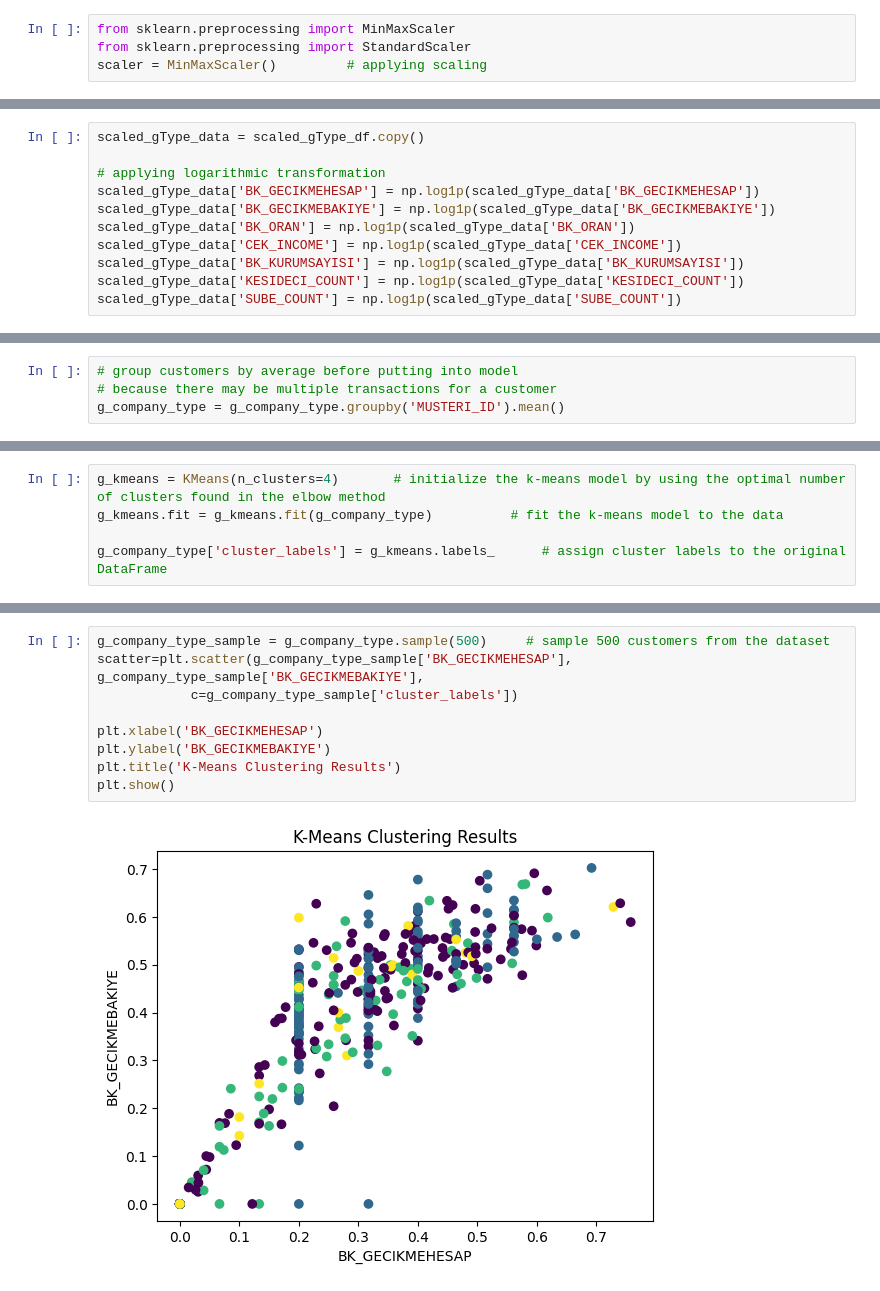
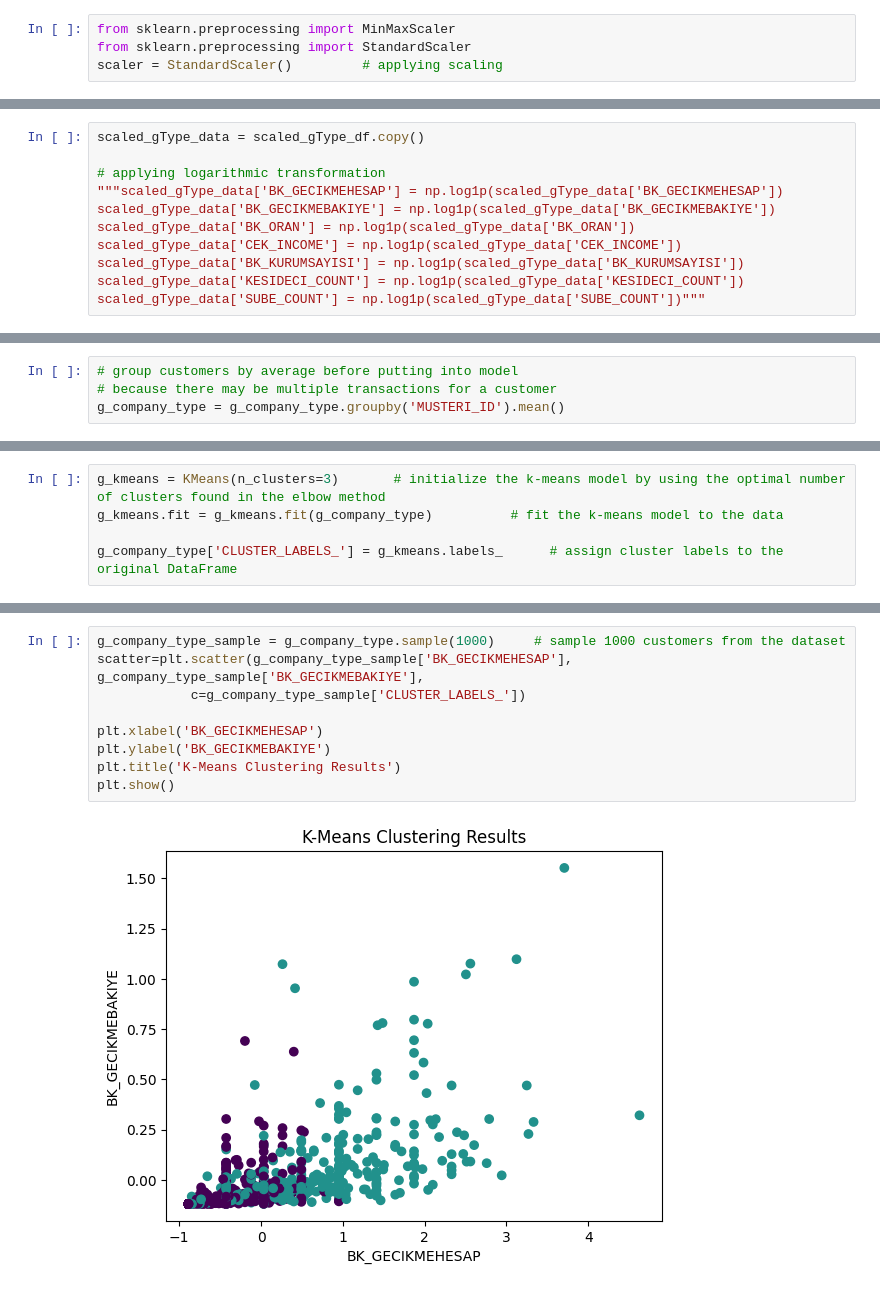
Before and after one commit to EmirhanServeren/factoring-customer-segmentation, a Jupyter notebook: segmentation.ipynb, the cells around one changed output, grey strips where cells are left out. Cells and saved outputs as stored; diff of their text form.

Commit message:
committed with standard scale but cannot solve

```diff
--- a/segmentation.ipynb
+++ b/segmentation.ipynb
@@ -872,7 +872,7 @@ See the caveats in the documentation: https://pandas.pydata.org/pandas-docs/stab
 # %%
 from sklearn.preprocessing import MinMaxScaler
 from sklearn.preprocessing import StandardScaler
-scaler = MinMaxScaler()         # applying scaling
+scaler = StandardScaler()         # applying scaling
 # %% [markdown]
 The main purpose of the logarithmic transformation is to reduce the impact of extreme values and compress the range of values in a more linear fashion. It accomplishes this by applying the natural logarithm function to the data, which tends to spread out the values and reduce the differences between large values.
 
@@ -881,10 +881,10 @@ Implementing logarithmic transformation below:
 scaled_gType_data = scaled_gType_df.copy()
 
 # applying logarithmic transformation
-scaled_gType_data['BK_GECIKMEHESAP'] = np.log1p(scaled_gType_data['BK_GECIKMEHESAP'])
+"""scaled_gType_data['BK_GECIKMEHESAP'] = np.log1p(scaled_gType_data['BK_GECIKMEHESAP'])
 scaled_gType_data['BK_GECIKMEBAKIYE'] = np.log1p(scaled_gType_data['BK_GECIKMEBAKIYE'])
 scaled_gType_data['BK_ORAN'] = np.log1p(scaled_gType_data['BK_ORAN'])
 scaled_gType_data['CEK_INCOME'] = np.log1p(scaled_gType_data['CEK_INCOME'])
 scaled_gType_data['BK_KURUMSAYISI'] = np.log1p(scaled_gType_data['BK_KURUMSAYISI'])
 scaled_gType_data['KESIDECI_COUNT'] = np.log1p(scaled_gType_data['KESIDECI_COUNT'])
-scaled_gType_data['SUBE_COUNT'] = np.log1p(scaled_gType_data['SUBE_COUNT'])
+scaled_gType_data['SUBE_COUNT'] = np.log1p(scaled_gType_data['SUBE_COUNT'])"""
@@ -1005,6 +1007,6 @@ g_company_type.tail(10)
 # %%
-g_kmeans = KMeans(n_clusters=4)       # initialize the k-means model by using the optimal number of clusters found in the elbow method
+g_kmeans = KMeans(n_clusters=3)       # initialize the k-means model by using the optimal number of clusters found in the elbow method
 g_kmeans.fit = g_kmeans.fit(g_company_type)          # fit the k-means model to the data
 
-g_company_type['cluster_labels'] = g_kmeans.labels_      # assign cluster labels to the original DataFrame
+g_company_type['CLUSTER_LABELS_'] = g_kmeans.labels_      # assign cluster labels to the original DataFrame
 # %%
@@ -1033,13 +1034,13 @@ g_company_type_df.head(10)
 | 8 | 2458651 | 12024009 | 3 | 2.0 | 1012.0 | 9.792035 | 4 | ... |
 | 9 | 2458652 | 12024009 | 3 | 2.0 | 1012.0 | 9.792035 | 4 | ... |
 # %%
-g_company_type_sample = g_company_type.sample(500)     # sample 500 customers from the dataset
+g_company_type_sample = g_company_type.sample(1000)     # sample 1000 customers from the dataset
 scatter=plt.scatter(g_company_type_sample['BK_GECIKMEHESAP'], g_company_type_sample['BK_GECIKMEBAKIYE'],
-            c=g_company_type_sample['cluster_labels'])
+            c=g_company_type_sample['CLUSTER_LABELS_'])
 
 plt.xlabel('BK_GECIKMEHESAP')
 plt.ylabel('BK_GECIKMEBAKIYE')
 plt.title('K-Means Clustering Results')
 plt.show()
 # %% [output]
-[figure, old version]
+[figure, new version]
```
Also changed, not shown: parts of 7 cells of this notebook.
